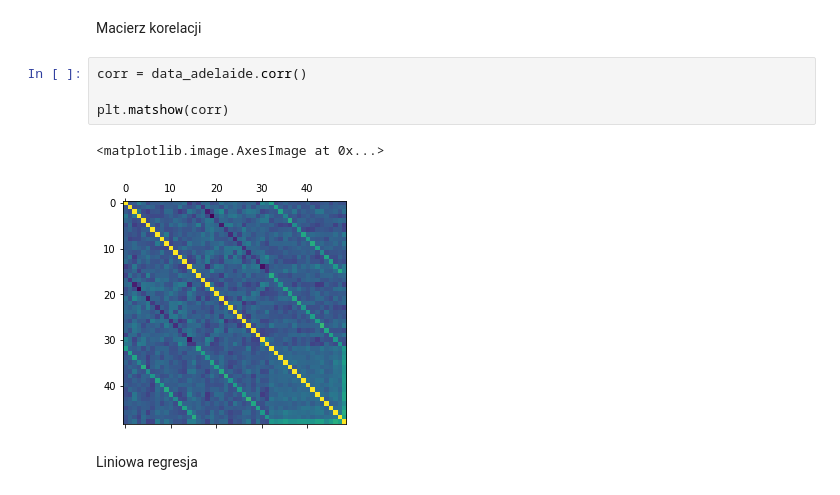
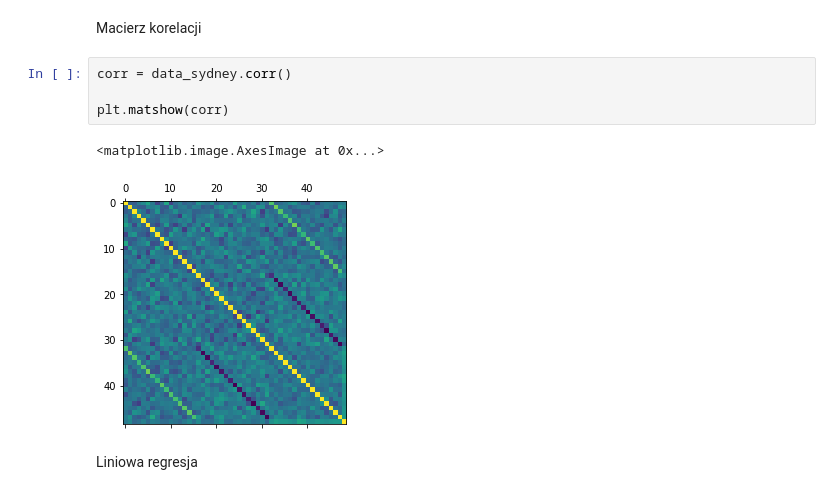
Before and after one commit to Michalinh0/DS2022, a Jupyter notebook: waveenergyconverters.ipynb, the cells around one changed output. Saved outputs shown, nothing was run; the diff lists cells and outputs as text.

```diff
--- a/waveenergyconverters.ipynb
+++ b/waveenergyconverters.ipynb
@@ -137,12 +153,12 @@ Testing accuracy -0.0339
 # %% [markdown]
 Macierz korelacji
 # %%
-corr = data_adelaide.corr()
+corr = data_sydney.corr()
 
 plt.matshow(corr)
 # %% [output]
 <matplotlib.image.AxesImage at 0x...>
-[figure, old version]
+[figure, new version]
 # %% [markdown]
 Liniowa regresja
 # %%
```
Also changed, not shown: parts of 19 cells of this notebook.
